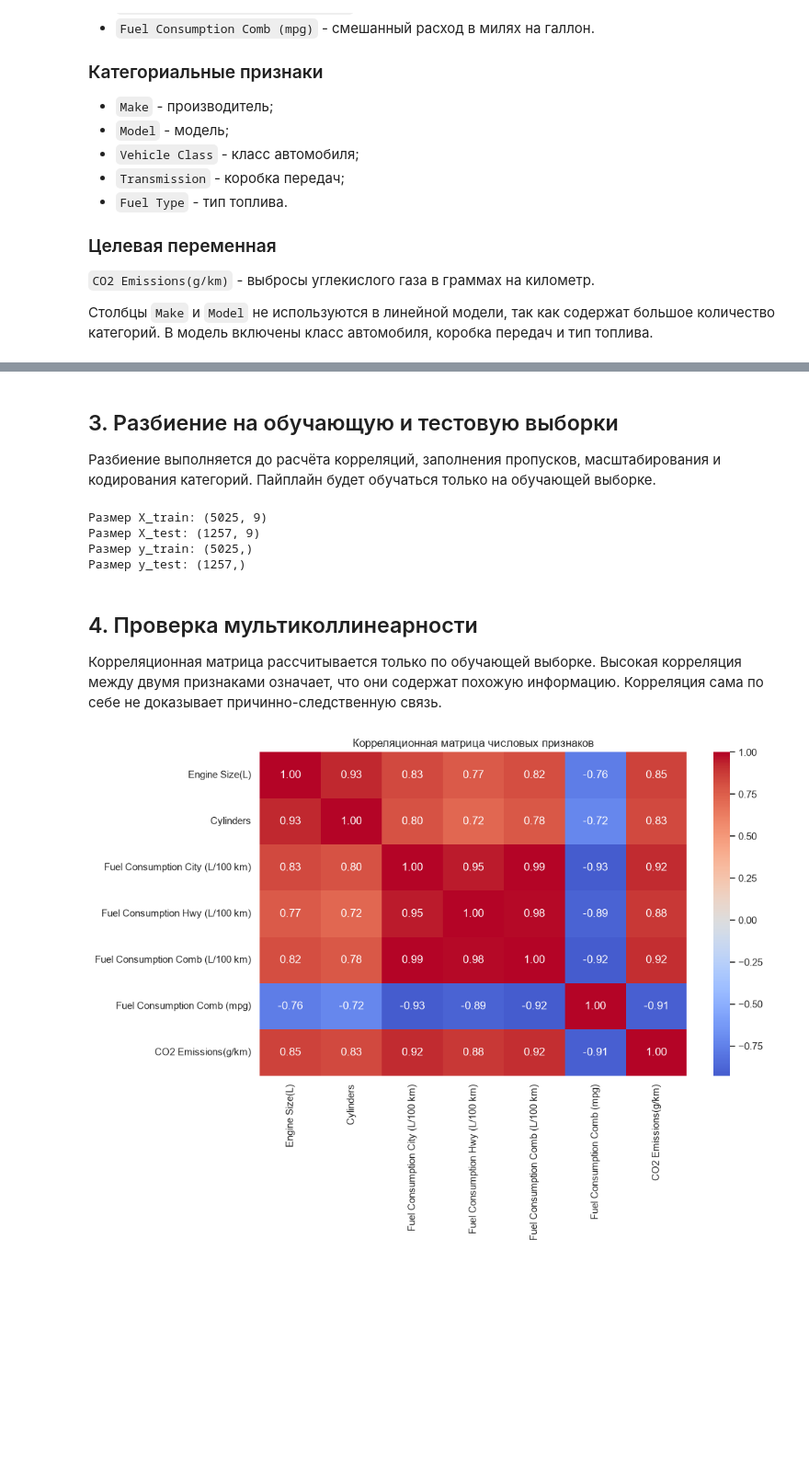
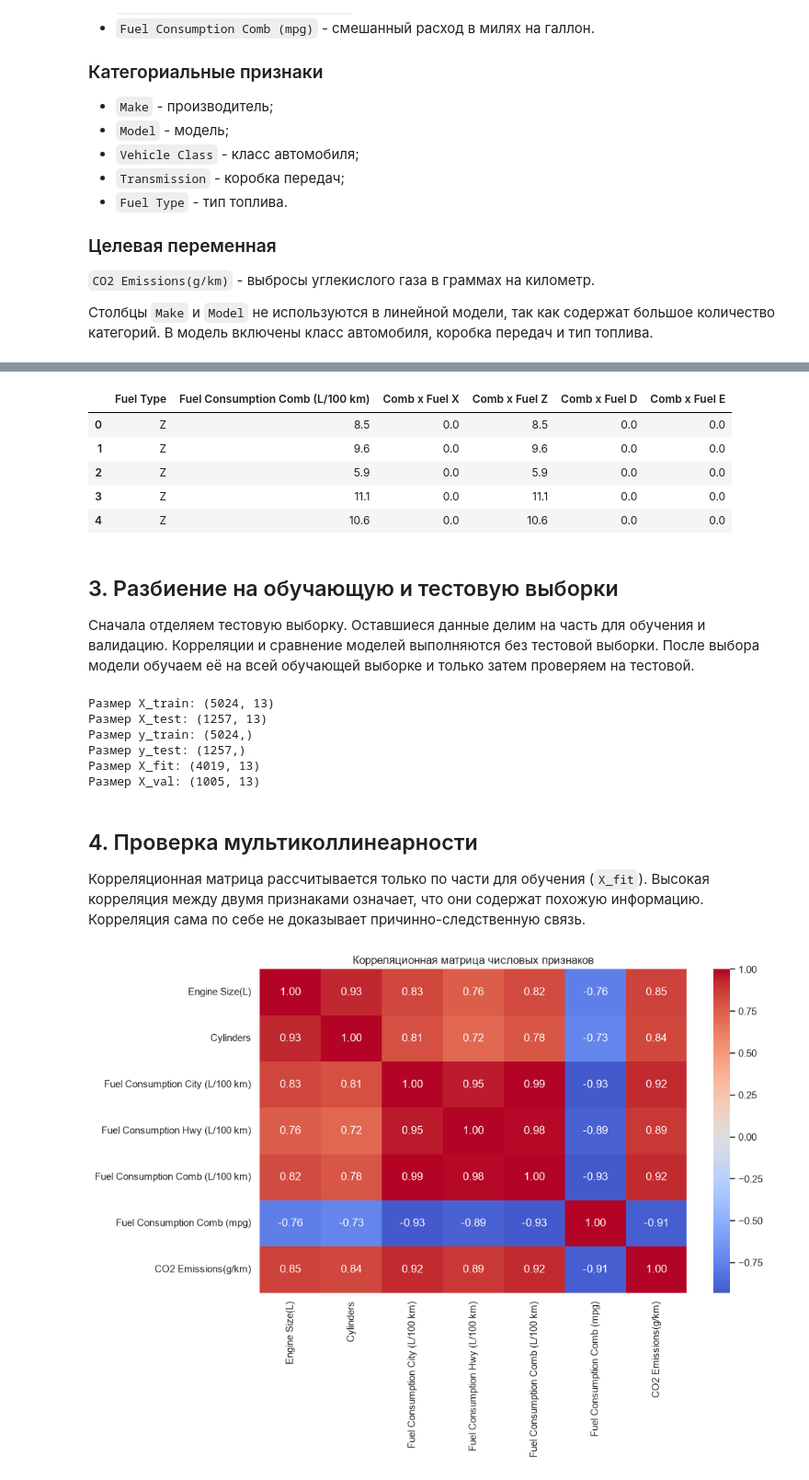
Before and after one commit to Aymanchk/machine-learning-practicals, a Jupyter notebook: practical-04/notebooks/pr4_co2_regression.ipynb, the cells around one changed output, grey strips where cells are left out. Shown at 92% size. Saved outputs shown, nothing was run; the diff lists cells and outputs as text; code cells hidden in the pictures; blank space fills up the shorter version.

```diff
--- a/practical-04/notebooks/pr4_co2_regression.ipynb
+++ b/practical-04/notebooks/pr4_co2_regression.ipynb
@@ -111,0 +116,9 @@ print(f"Оставшиеся дубликаты: {df.duplicated().sum()}")
+# %%
+fuel_counts = df["Fuel Type"].value_counts()
+display(fuel_counts.to_frame("Автомобилей"))
+
+rare_fuel = fuel_counts[fuel_counts < 10].index.tolist()
+print("Типы топлива меньше чем с 10 автомобилями:", rare_fuel)
+
+df = df[~df["Fuel Type"].isin(rare_fuel)].reset_index(drop=True)
+print(f"Размер после удаления: {df.shape}")
@@ -137,7 +168,24 @@ print(f"Оставшиеся дубликаты: {df.duplicated().sum()}")
+# %%
+fuel_types = ["X", "Z", "D", "E"]
+interaction_features = []
+
+for fuel in fuel_types:
+    column = f"Comb x Fuel {fuel}"
+    df[column] = df["Fuel Consumption Comb (L/100 km)"] * (df["Fuel Type"] == fuel)
+    interaction_features.append(column)
+
+display(df[["Fuel Type", "Fuel Consumption Comb (L/100 km)"] + interaction_features].head())
+# %% [output]
+|  | Fuel Type | Fuel Consumption Comb (L/100 km) | Comb x Fuel X | Comb x Fuel Z | Comb x Fuel D | Comb x Fuel E |
+| 0 | Z | 8.5 | 0.0 | 8.5 | 0.0 | 0.0 |
+| 1 | Z | 9.6 | 0.0 | 9.6 | 0.0 | 0.0 |
+| 2 | Z | 5.9 | 0.0 | 5.9 | 0.0 | 0.0 |
+| 3 | Z | 11.1 | 0.0 | 11.1 | 0.0 | 0.0 |
+| 4 | Z | 10.6 | 0.0 | 10.6 | 0.0 | 0.0 |
 # %% [markdown]
 ## 3. Разбиение на обучающую и тестовую выборки
 
-Разбиение выполняется до расчёта корреляций, заполнения пропусков, масштабирования и кодирования категорий. Пайплайн будет обучаться только на обучающей выборке.
+Сначала отделяем тестовую выборку. Оставшиеся данные делим на часть для обучения и валидацию. Корреляции и сравнение моделей выполняются без тестовой выборки. После выбора модели обучаем её на всей обучающей выборке и только затем проверяем на тестовой.
 # %%
 target = "CO2 Emissions(g/km)"
 
@@ -156,7 +204,7 @@ categorical_features = [
     "Fuel Type"
 ]
 
-model_features = numeric_features_all + categorical_features
+model_features = numeric_features_all + interaction_features + categorical_features
 
 X = df[model_features].copy()
 y = df[target].copy()
@@ -168,17 +216,28 @@ X_train, X_test, y_train, y_test = train_test_split(
     random_state=42
 )
 
+X_fit, X_val, y_fit, y_val = train_test_split(
+    X_train,
+    y_train,
+    test_size=0.2,
+    random_state=42
+)
+
 print(f"Размер X_train: {X_train.shape}")
 print(f"Размер X_test: {X_test.shape}")
 print(f"Размер y_train: {y_train.shape}")
 print(f"Размер y_test: {y_test.shape}")
+print(f"Размер X_fit: {X_fit.shape}")
+print(f"Размер X_val: {X_val.shape}")
 # %% [output]
-Размер X_train: (5025, 9)
-Размер X_test: (1257, 9)
-Размер y_train: (5025,)
+Размер X_train: (5024, 13)
+Размер X_test: (1257, 13)
+Размер y_train: (5024,)
 Размер y_test: (1257,)
+Размер X_fit: (4019, 13)
+Размер X_val: (1005, 13)
 # %% [markdown]
 ## 4. Проверка мультиколлинеарности
 
-Корреляционная матрица рассчитывается только по обучающей выборке. Высокая корреляция между двумя признаками означает, что они содержат похожую информацию. Корреляция сама по себе не доказывает причинно-следственную связь.
+Корреляционная матрица рассчитывается только по части для обучения (`X_fit`). Высокая корреляция между двумя признаками означает, что они содержат похожую информацию. Корреляция сама по себе не доказывает причинно-следственную связь.
 # %%
```
Also changed, not shown: parts of 25 cells of this notebook, 2 other files.
